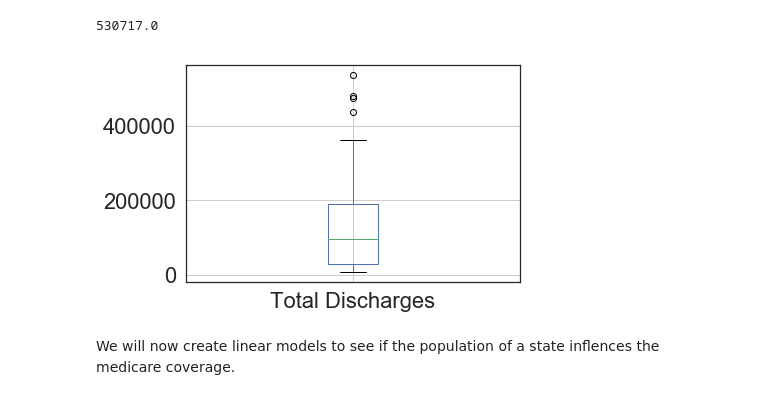
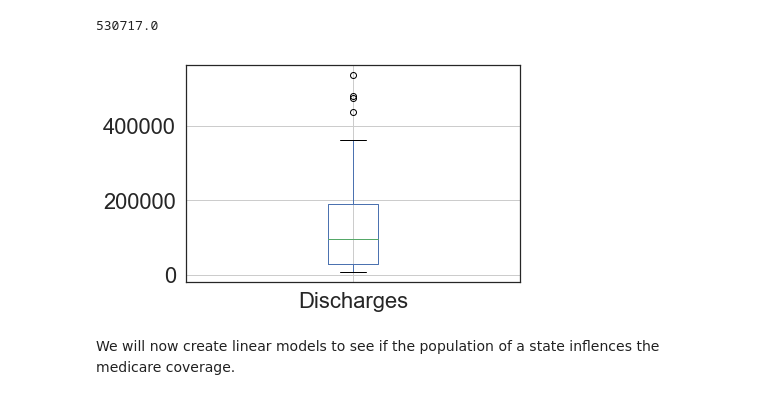
Before and after one commit to COGS108/Projects, a Jupyter notebook: FinalProject.ipynb, the cells around one changed output. Cells and saved outputs as stored; diff of their text form; code cells hidden in the pictures.

```diff
--- a/FinalProject.ipynb
+++ b/FinalProject.ipynb
@@ -99,25 +103,35 @@ Using these average values, we will create two new dataframes to perform analysi
 # %%
 # construct the rows of the first dataframe, separated by condition and state
 rows_condition = list()
-for name, group in df.groupby(['State', 'DRG Definition']):
-    total_discharges = group['Total Discharges'].sum()
-    avg_charges = (group['Average Covered Charges'] * group['Total Discharges']).sum() / total_discharges
-    avg_total = (group['Average Total Payments'] * group['Total Discharges']).sum() / total_discharges
-    avg_medicare = (group['Average Medicare Payments'] * group['Total Discharges']).sum() / total_discharges
-    rows_condition.append([name[1], name[0], total_discharges, avg_charges, avg_total, avg_medicare])
+for name, group in df.groupby(['State', 'DRG']):
+    total_discharges = group['Discharges'].sum()
+    avg_charges = (group['Avg Covered Charges'] * group['Discharges']).sum()
+    / total_discharges
+    avg_total = (group['Avg Total Payments'] * group['Discharges']).sum()
+    / total_discharges
+    avg_medicare = (group['Avg Medicare Payments'] * group['Discharges']).sum()
+    / total_discharges
+    rows_condition.append([name[1], name[0], total_discharges, avg_charges,
+                           avg_total, avg_medicare])
 
 # construct the rows of the second dataframe, separated by state
 rows_state = list()
 for name, group in df.groupby(['State']):
-    total_discharges = group['Total Discharges'].sum()
-    avg_charges = (group['Average Covered Charges'] * group['Total Discharges']).sum() / total_discharges
-    avg_total = (group['Average Total Payments'] * group['Total Discharges']).sum() / total_discharges
-    avg_medicare = (group['Average Medicare Payments'] * group['Total Discharges']).sum() / total_discharges
-    rows_state.append([name, total_discharges, avg_charges, avg_total, avg_medicare])
+    total_discharges = group['Discharges'].sum()
+    avg_charges = (group['Avg Covered Charges'] * group['Discharges']).sum()
+    / total_discharges
+    avg_total = (group['Avg Total Payments'] * group['Discharges']).sum()
+    / total_discharges
+    avg_medicare = (group['Avg Medicare Payments'] * group['Discharges']).sum()
+    / total_discharges
+    rows_state.append([name, total_discharges, avg_charges, avg_total,
+                       avg_medicare])
 
 df_condition = pd.DataFrame(rows_condition, columns = columns)
-df_state = pd.DataFrame(rows_state, columns = ['State', 'Total Discharges', 'Average Covered Charges',
-                                     'Average Total Payments', 'Average Medicare Payments'])
+df_state = pd.DataFrame(rows_state, columns = ['State', 'Discharges',
+                                               'Avg Covered Charges',
+                                               'Avg Total Payments',
+                                               'Avg Medicare Payments'])
 # %% [markdown]
 Our df_condition dataframe currently contains data for the top 100 Diagnosis-Related Groups (DRG). To simplify our analysis, we will narrow down our data to the top 10 DRG, based on number of total discharges.
 # %%
@@ -149,8 +163,10 @@ df_state = df_state.merge(df_population, on='State')
 # %% [markdown]
 Finally, we will add a column for the ratio of the amount covered by medicare to the total charges from the provider.
 # %%
-df_state['Average % Covered'] = df_state['Average Medicare Payments'] / df_state['Average Covered Charges']
-df_condition['Average % Covered'] = df_condition['Average Medicare Payments'] / df_condition['Average Covered Charges']
+df_state['Avg % Covered'] = df_state['Avg Medicare Payments'] \
+                            / df_state['Avg Covered Charges']
+df_condition['Avg % Covered'] = df_condition['Avg Medicare Payments'] \
+                            / df_condition['Avg Covered Charges']
 # %% [markdown]
 # Exploratory Data Analysis
 # %% [markdown]
@@ -371,9 +387,9 @@ iqr
 # %% [output]
 530717.0
 # %%
-df_state.boxplot(column='Total Discharges');
+df_state.boxplot(column='Discharges');
 # %% [output]
-[figure, old version]
+[figure, new version]
 # %% [markdown]
 We will now create linear models to see if the population of a state inflences the medicare coverage.
 # %%
```
Also changed, not shown: parts of 25 cells of this notebook, 1 other file.
